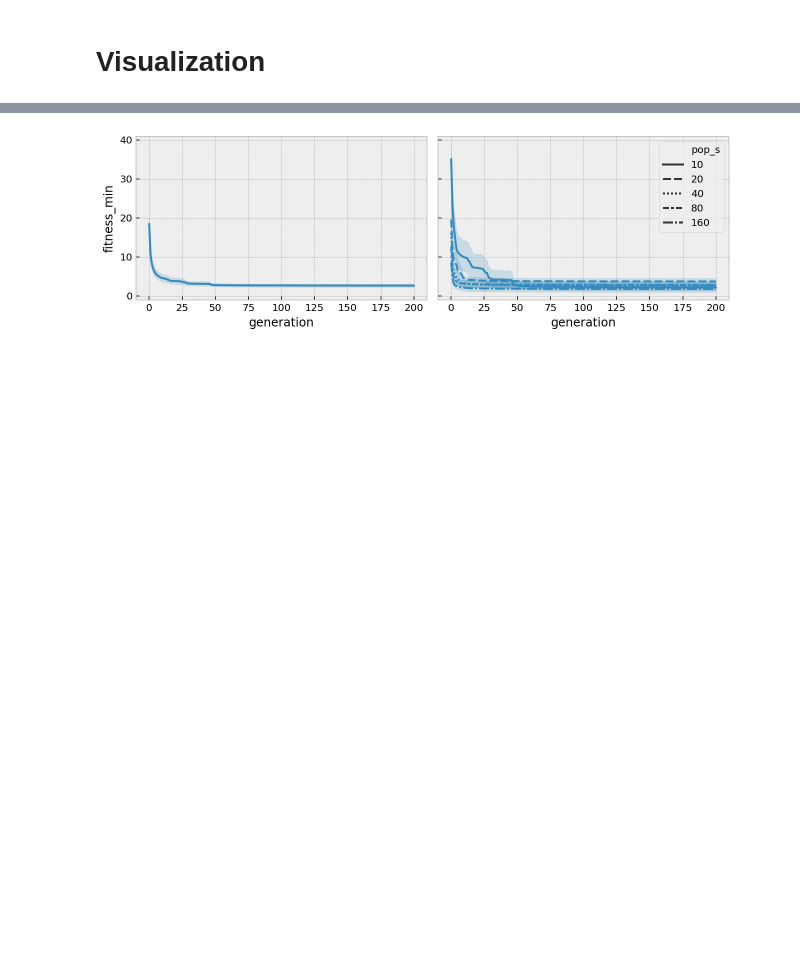
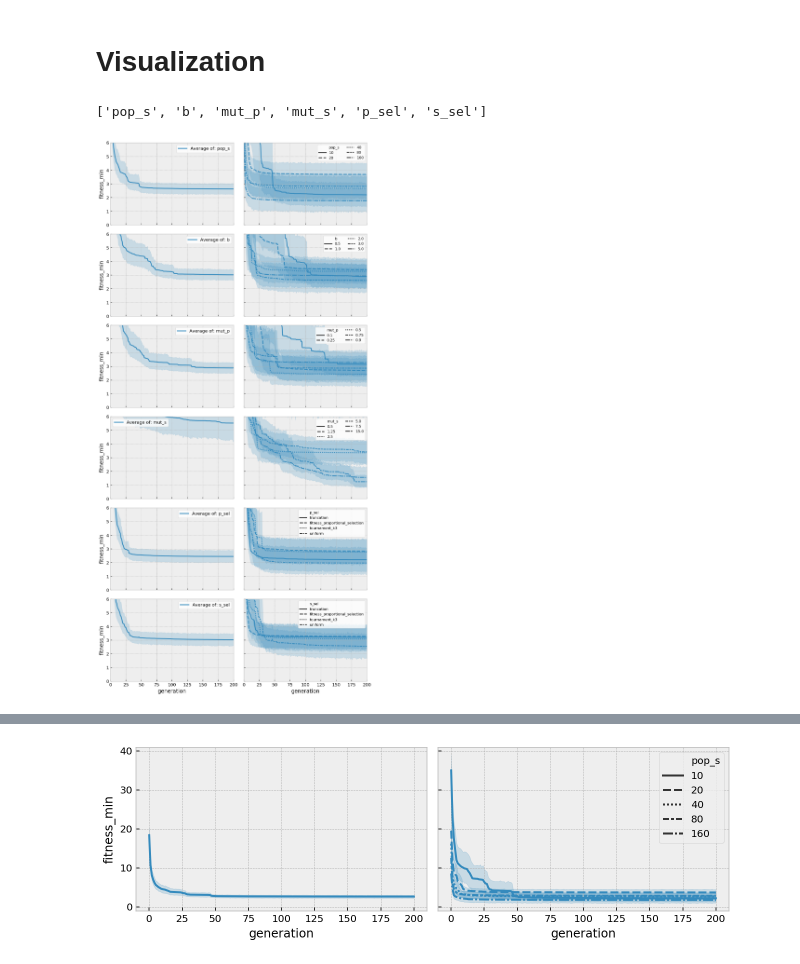
Before and after one commit to EloyRD/ThesisExp, a Jupyter notebook: EA_B_02_OFAT.ipynb, the cells around one changed output, grey strips where cells are left out. Cells and saved outputs as stored; diff of their text form; code cells hidden in the pictures; blank space fills up the shorter version.

Commit message:
Notebooks 02&03
Updating notebook 02 and 03 for both test cases

```diff
--- a/EA_B_02_OFAT.ipynb
+++ b/EA_B_02_OFAT.ipynb
@@ -329,6 +329,33 @@ multi_fit.to_pickle('./EA_B_OFAT.gz', compression='gzip')
 # %% [markdown]
 Reading the Data Frame from a pickle file
 # %%
-multi_fit = pd.read_pickle('./EA_B_OFAT.gz', compression='gzip')
+multi_fit = pd.read_pickle('./TEST_B_OFAT.gz', compression='gzip')
 # %% [markdown]
 # Visualization
+# %%
+factors = ['pop_s'] + ['b'] + ['mut_p'] + ['mut_s'] + ['p_sel'] + ['s_sel']
+factors
+# %% [output]
+['pop_s', 'b', 'mut_p', 'mut_s', 'p_sel', 's_sel']
+# %%
+%%time
+
+fig, axs = plt.subplots(6, 2, figsize=(9, 18), sharey=True, sharex=True)
+
+for i in range(6):
+    query = (multi_fit['exp']==(i+1))
+    sns.lineplot(x='generation', y='fitness_min', data=multi_fit[query], ax=axs[i,0], label=('Average of: '+factors[i]))
+    sns.lineplot(x='generation', y='fitness_min', style=factors[i], data=multi_fit[query], ax=axs[i,1])
+    axs[i,0].legend(facecolor='white')
+    if i>3:
+        axs[i,1].legend(ncol=1, facecolor='white', fontsize='small')
+    else:
+        axs[i,1].legend(ncol=2, facecolor='white', fontsize='small')
+
+axs[0,0].set_ylim((0, 6))
+axs[0,0].set_xlim((0, 200))
+
+plt.tight_layout()
+plt.show()
+# %% [output]
+[figure, added]
```
Also changed, not shown: parts of 2 cells of this notebook, 3 other files.
